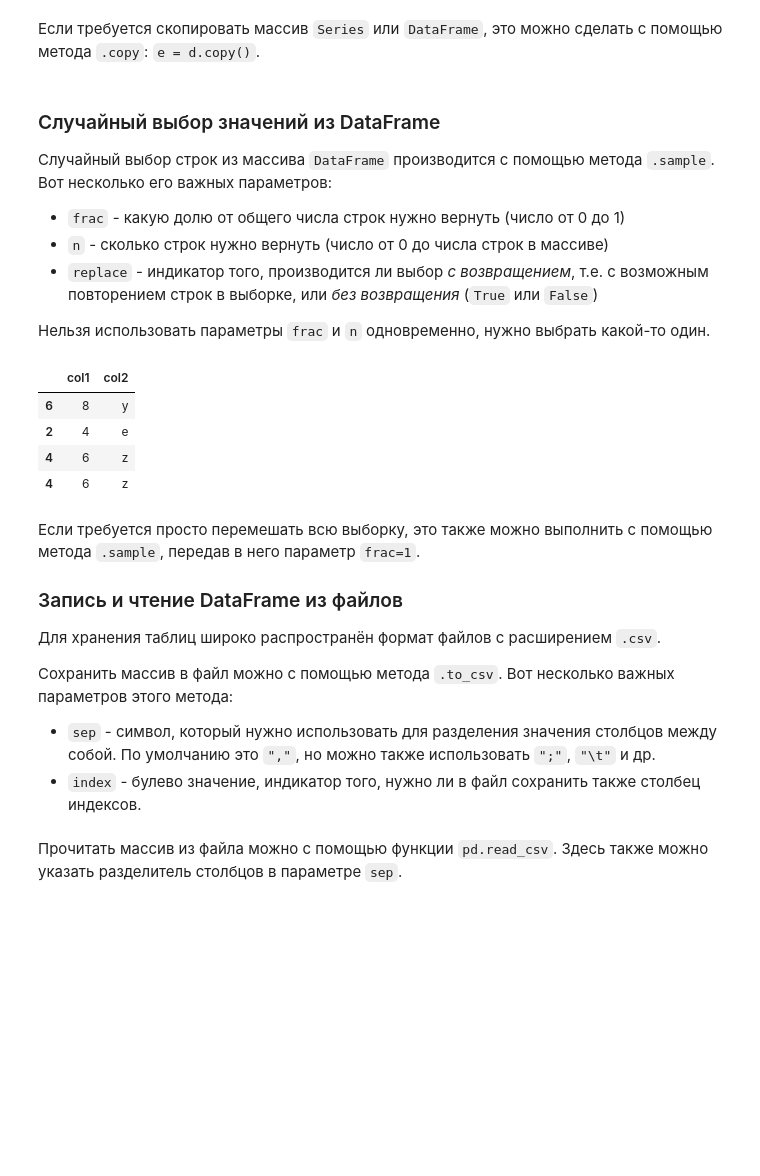
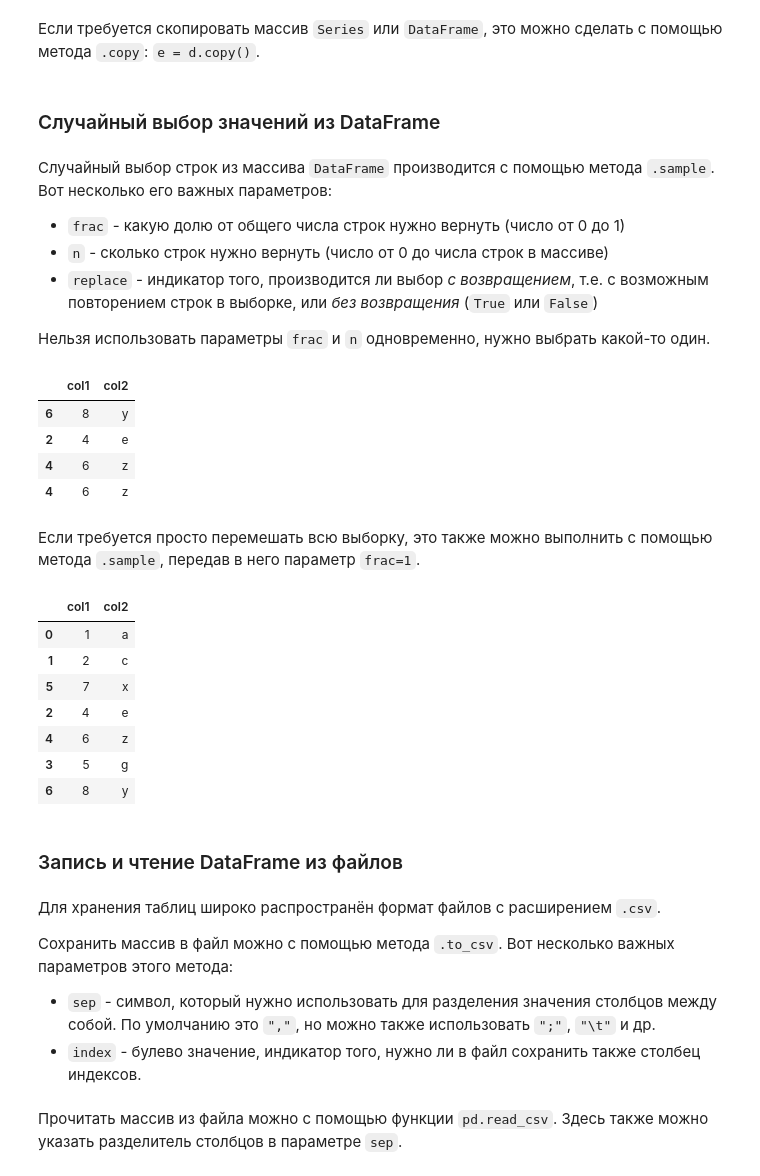
Before and after one commit to alsu198613/GB4623_A_Python_for_Analytics, a Jupyter notebook: Общие материалы по библиотекам/Pandas/2_Работа_с_Pandas(notebook).ipynb, the cells around one changed output. Drawn from its saved outputs; the diff is of its cells as text; code cells hidden in the pictures; blank space fills up the shorter version.

```diff
--- a/Общие материалы по библиотекам/Pandas/2_Работа_с_Pandas(notebook).ipynb
+++ b/Общие материалы по библиотекам/Pandas/2_Работа_с_Pandas(notebook).ipynb
@@ -469,8 +532,8 @@ d
 # %% [markdown]
 Если требуется скопировать массив `Series` или `DataFrame`, это можно сделать с помощью метода `.copy`: `e = d.copy()`.
+# %% [markdown]
+### Случайный выбор значений из DataFrame
 # %% [markdown]
-### Случайный выбор значений из DataFrame
-
 Случайный выбор строк из массива `DataFrame` производится с помощью метода `.sample`. Вот несколько его важных параметров:
 
 * `frac` - какую долю от общего числа строк нужно вернуть (число от 0 до 1)
@@ -486,10 +549,23 @@ b.sample(frac=0.5, replace=True)
 | 2 | 4 | e |
 | 4 | 6 | z |
 | 4 | 6 | z |
+# %% [markdown]
+Если требуется просто перемешать всю выборку, это также можно выполнить с помощью метода `.sample`, передав в него параметр `frac=1`.
+# %%
+# random_state - для повторения одной и той же случайной выборки (в скобках к-л число)
+b.sample(frac = 1, random_state = 42)
+# %% [output]
+|  | col1 | col2 |
+| 0 | 1 | a |
+| 1 | 2 | c |
+| 5 | 7 | x |
+| 2 | 4 | e |
+| 4 | 6 | z |
+| 3 | 5 | g |
+| 6 | 8 | y |
+# %% [markdown]
+### Запись и чтение DataFrame из файлов
 # %% [markdown]
-Если требуется просто перемешать всю выборку, это также можно выполнить с помощью метода `.sample`, передав в него параметр `frac=1`.
-
-### Запись и чтение DataFrame из файлов
 
 Для хранения таблиц широко распространён формат файлов с расширением `.csv`.
 
```
Also changed, not shown: parts of 76 cells of this notebook, 5 other files.
